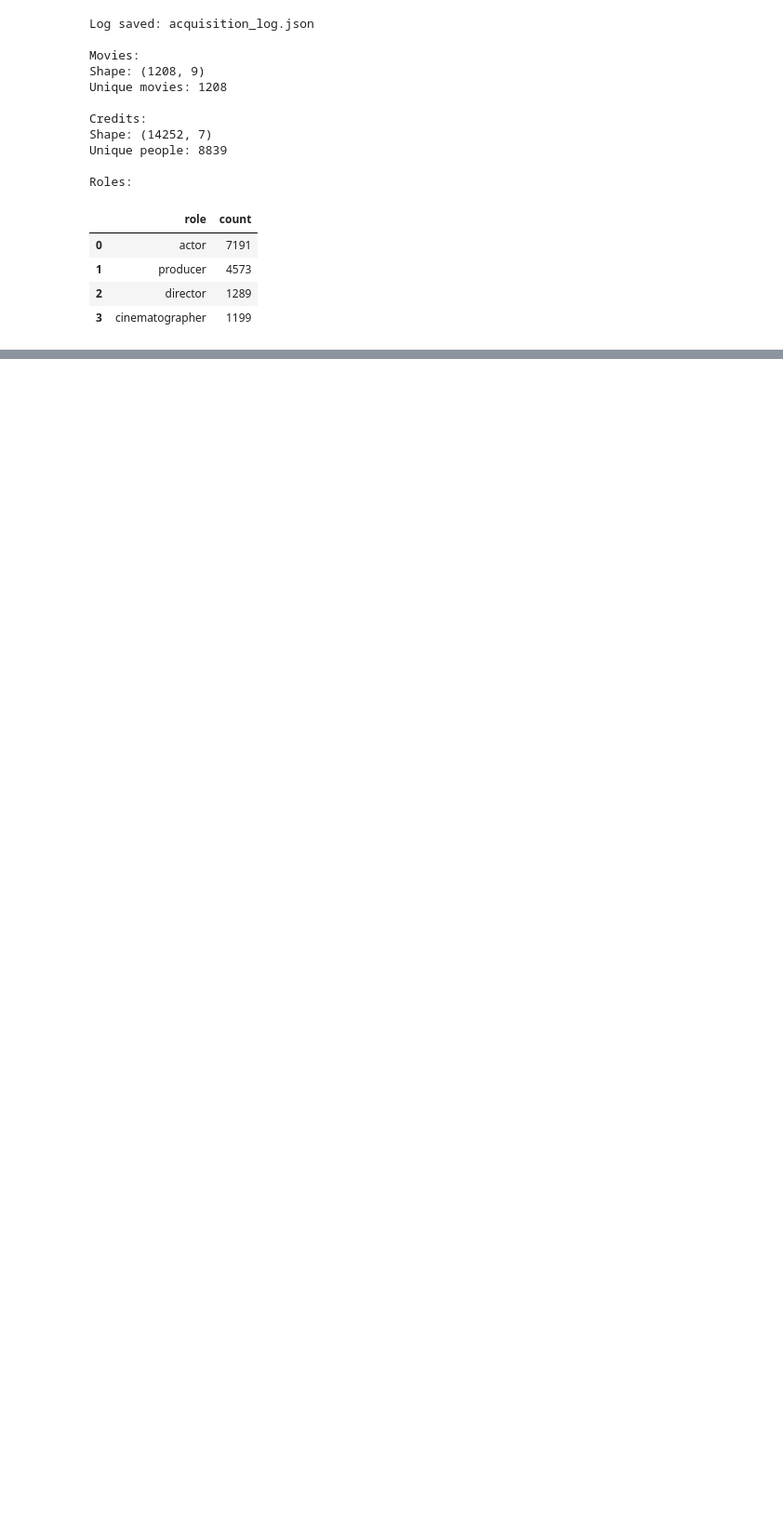
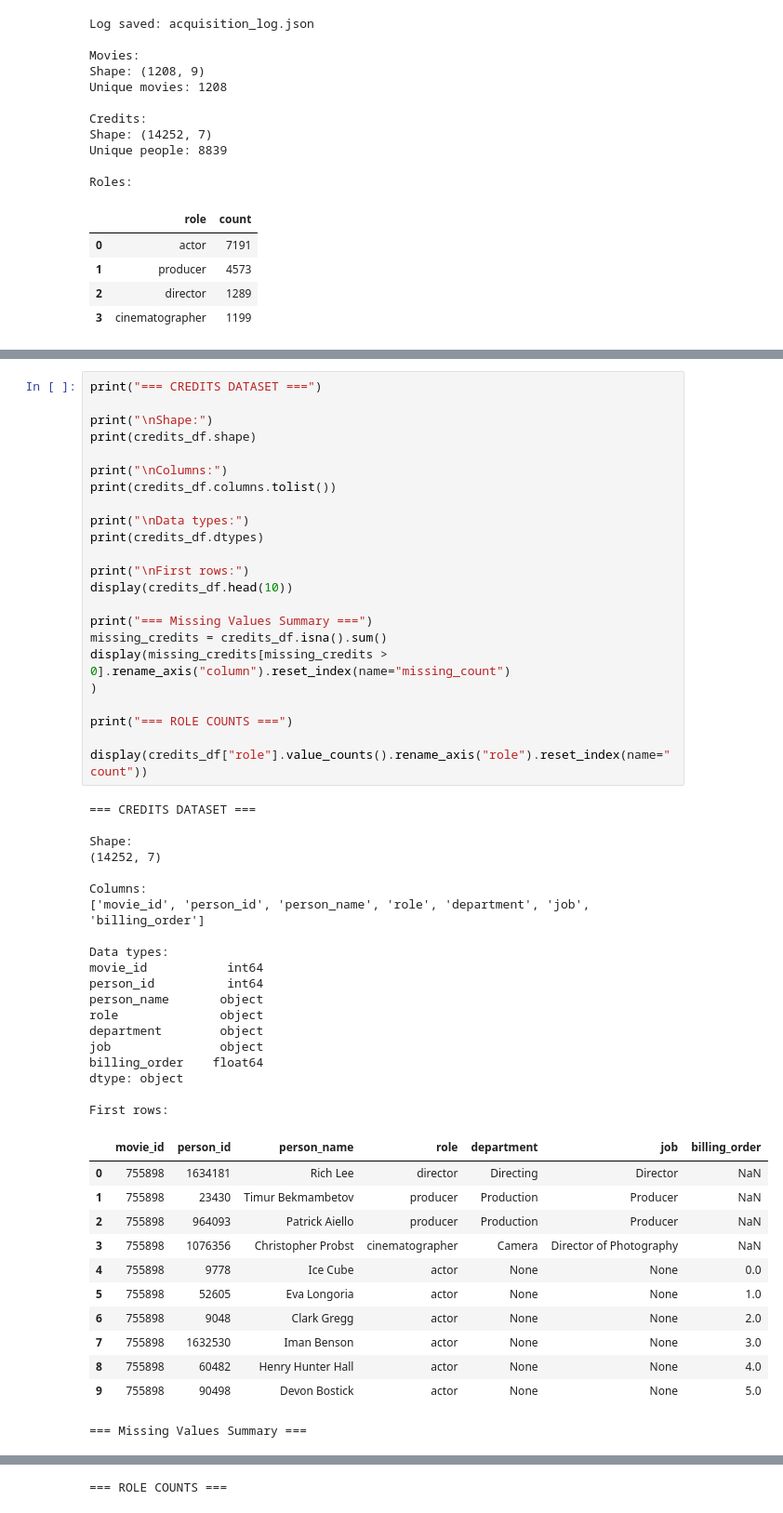
Before and after one commit to Belaidbens/TMDB-data-acquisition, a Jupyter notebook: aquisition.ipynb, the cells around one changed output, grey strips where cells are left out. Shown at 93% size. Saved outputs shown, nothing was run; the diff lists cells and outputs as text; blank space fills up the shorter version.

```diff
--- a/aquisition.ipynb
+++ b/aquisition.ipynb
@@ -698,0 +767,55 @@ Roles:
+# %%
+print("=== CREDITS DATASET ===")
+
+print("\nShape:")
+print(credits_df.shape)
+
+print("\nColumns:")
+print(credits_df.columns.tolist())
+
+print("\nData types:")
+print(credits_df.dtypes)
+
+print("\nFirst rows:")
+display(credits_df.head(10))
+
+print("=== Missing Values Summary ===")
+missing_credits = credits_df.isna().sum()
+display(missing_credits[missing_credits > 0].rename_axis("column").reset_index(name="missing_count")
+)
+
+print("=== ROLE COUNTS ===")
+
+display(credits_df["role"].value_counts().rename_axis("role").reset_index(name="count"))
+# %% [output]
+=== CREDITS DATASET ===
+
+Shape:
+(14252, 7)
+
+Columns:
+['movie_id', 'person_id', 'person_name', 'role', 'department', 'job', 'billing_order']
+
+Data types:
+movie_id           int64
+person_id          int64
+person_name       object
+role              object
+department        object
+job               object
+billing_order    float64
+dtype: object
+
+First rows:
+|  | movie_id | person_id | person_name | role | department | job | billing_order |
+| 0 | 755898 | 1634181 | Rich Lee | director | Directing | Director | NaN |
+| 1 | 755898 | 23430 | Timur Bekmambetov | producer | Production | Producer | NaN |
+| 2 | 755898 | 964093 | Patrick Aiello | producer | Production | Producer | NaN |
+| 3 | 755898 | 1076356 | Christopher Probst | cinematographer | Camera | Director of Photography | NaN |
+| 4 | 755898 | 9778 | Ice Cube | actor | None | None | 0.0 |
+| 5 | 755898 | 52605 | Eva Longoria | actor | None | None | 1.0 |
+| 6 | 755898 | 9048 | Clark Gregg | actor | None | None | 2.0 |
+| 7 | 755898 | 1632530 | Iman Benson | actor | None | None | 3.0 |
+| 8 | 755898 | 60482 | Henry Hunter Hall | actor | None | None | 4.0 |
+| 9 | 755898 | 90498 | Devon Bostick | actor | None | None | 5.0 |
+=== Missing Values Summary ===
@@ -698,0 +826 @@ Roles:
+=== ROLE COUNTS ===
```
Also changed, not shown: parts of 26 cells of this notebook, 3 other files.
